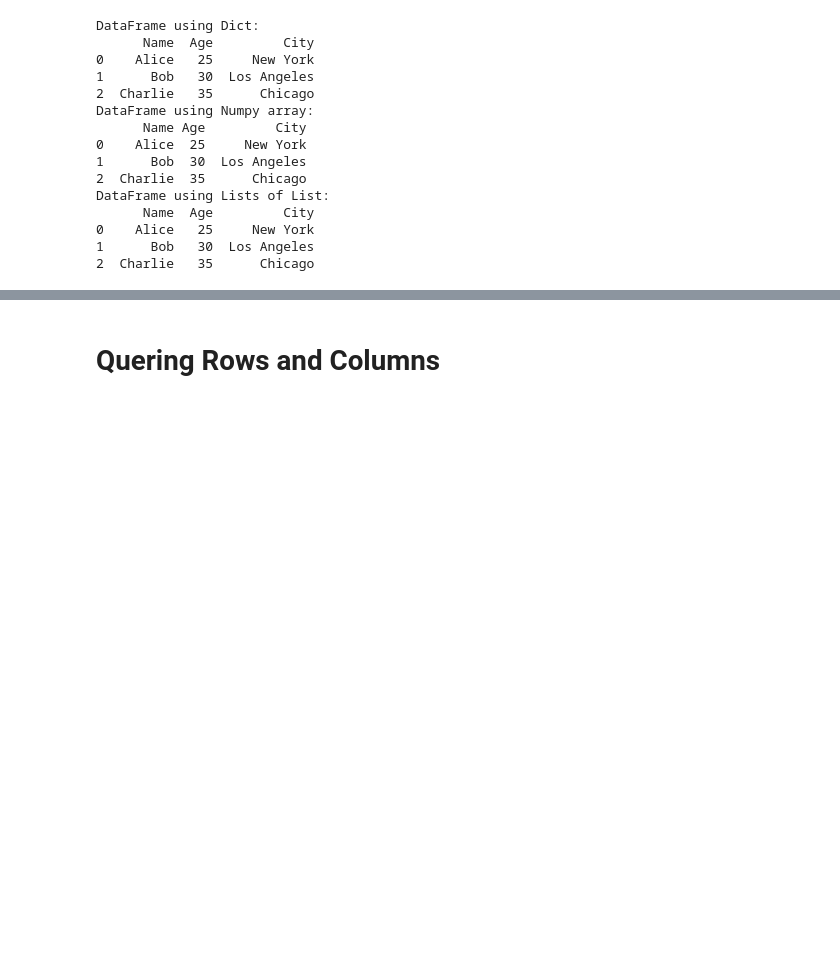
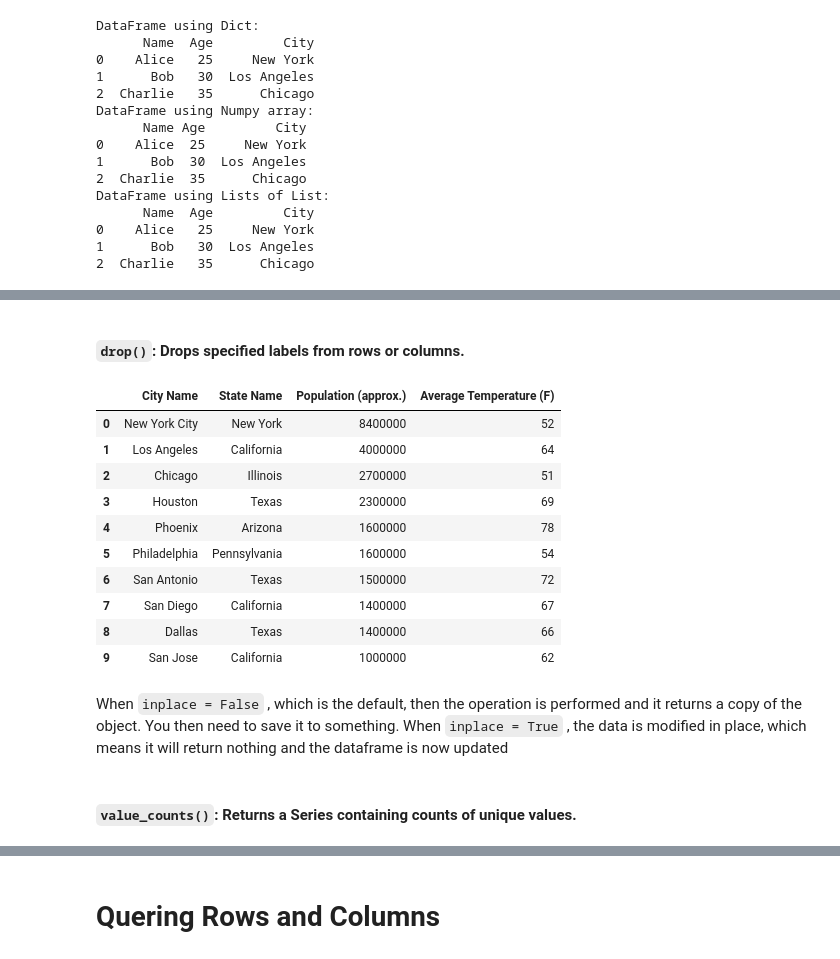
Before and after one commit to babli18/Programming-for-Analytics, a Jupyter notebook: Lectures/class 5.ipynb, the cells around one changed output, grey strips where cells are left out. Saved outputs shown, nothing was run; the diff lists cells and outputs as text; code cells hidden in the pictures; blank space fills up the shorter version.

```diff
--- a/Lectures/class 5.ipynb
+++ b/Lectures/class 5.ipynb
@@ -190,0 +235,15 @@ Size of Data Frame: 15
+# %%
+# Data containing popular cities and some information regarding City, state, population, temp.
+# this is not a true data and has been created for understanding the concept purpose
+data = {
+    'City Name': ['New York City', 'Los Angeles', 'Chicago', 'Houston', 'Phoenix', 'Philadelphia', 'San Antonio', 'San Diego', 'Dallas', 'San Jose'],
+    'State Name': ['New York', 'California', 'Illinois', 'Texas', 'Arizona', 'Pennsylvania', 'Texas', 'California', 'Texas', 'California'],
+    'Population (approx.)': [8400000, 4000000, 2700000, 2300000, 1600000, 1600000, 1500000, 1400000, 1400000, 1000000],
+    'Average Temperature (F)': [52, 64, 51, 69, 78, 54, 72, 67, 66, 62],
+    'Average Income (USD)': [73000, 68000, 62000, 65000, 58000,None, 55000, 70000, 63000, 85000]
+}
+city_df = pd.DataFrame(data)
+
+
+# use head() to get the first n rows of dataframe
+print(f'First 5 rows of the data\n{df.head(5)}') #replace 5 with any other number to see the results
@@ -190,0 +311,26 @@ Size of Data Frame: 15
+# %% [markdown]
+#### `drop()`: Drops specified labels from rows or columns.<br>
+# %%
+# Let's delete the column 'Average Income(USD)'
+city_df.drop(columns = ['Average Income (USD)'],axis = 1,inplace = True)
+city_df
+
+#If the column does not exist it will throw an error.
+#modify the inplace = False and print the df(DataFrame) in the next cell to see the results
+#city_df.drop(5,axis=0)
+# %% [output]
+|  | City Name | State Name | Population (approx.) | Average Temperature (F) |
+| 0 | New York City | New York | 8400000 | 52 |
+| 1 | Los Angeles | California | 4000000 | 64 |
+| 2 | Chicago | Illinois | 2700000 | 51 |
+| 3 | Houston | Texas | 2300000 | 69 |
+| 4 | Phoenix | Arizona | 1600000 | 78 |
+| 5 | Philadelphia | Pennsylvania | 1600000 | 54 |
+| 6 | San Antonio | Texas | 1500000 | 72 |
+| 7 | San Diego | California | 1400000 | 67 |
+| 8 | Dallas | Texas | 1400000 | 66 |
+| 9 | San Jose | California | 1000000 | 62 |
+# %% [markdown]
+When `inplace = False` , which is the default, then the operation is performed and it returns a copy of the object. You then need to save it to something. When `inplace = True` , the data is modified in place, which means it will return nothing and the dataframe is now updated
+# %% [markdown]
+#### `value_counts()`: Returns a Series containing counts of unique values.
```
Also changed, not shown: parts of 44 cells of this notebook.
